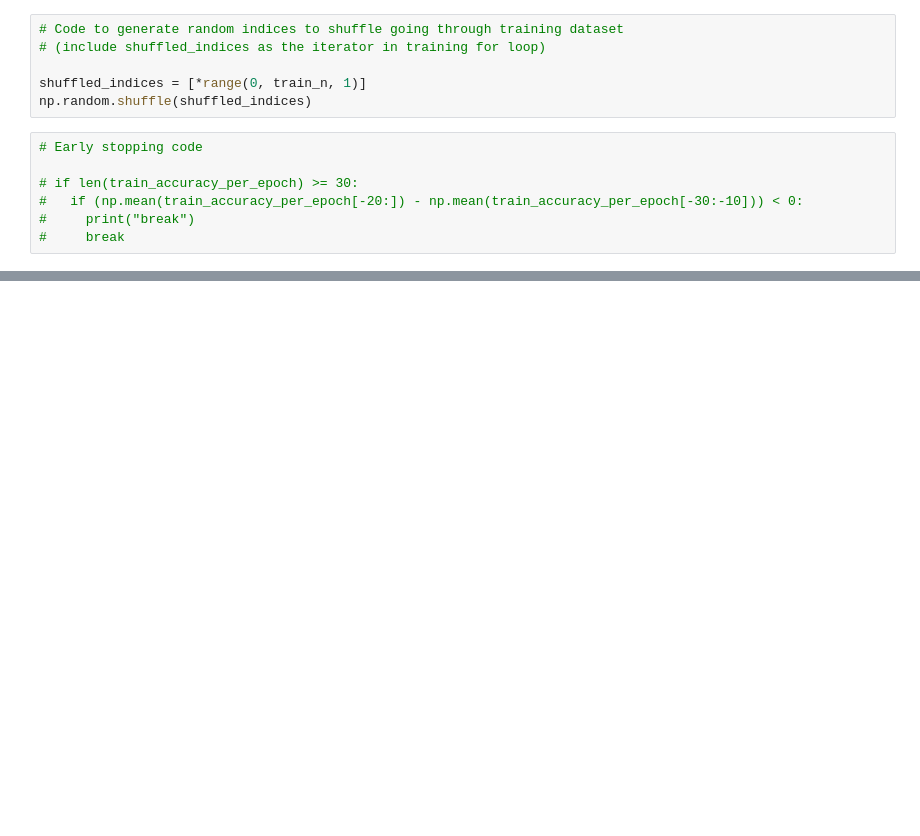
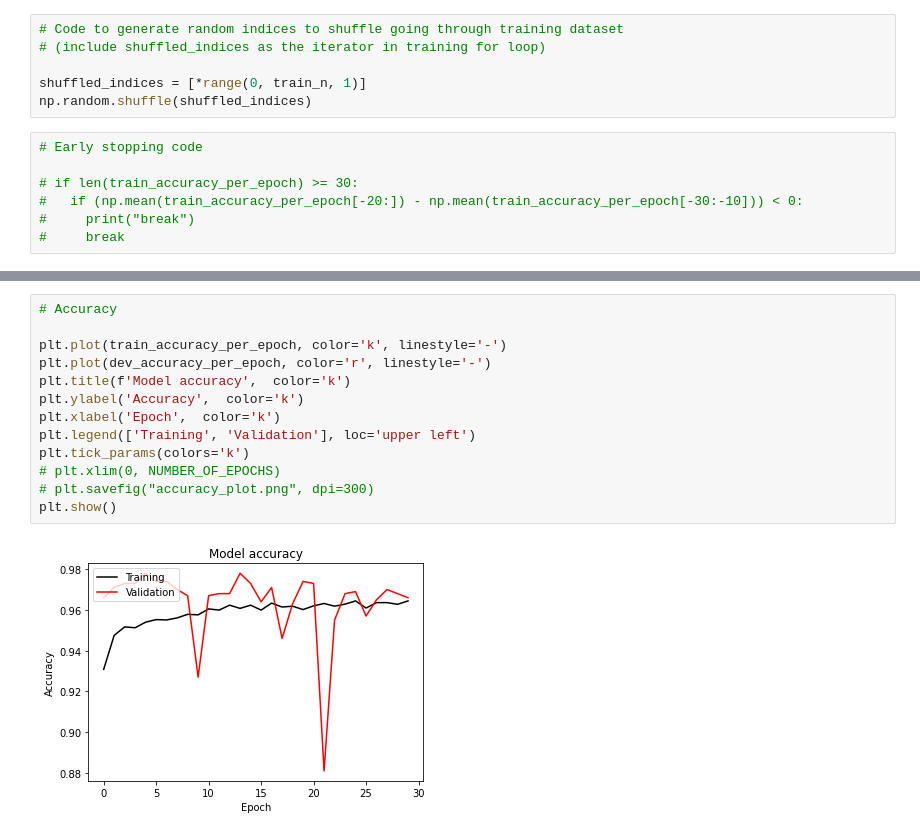
Before and after one commit to LouisP96/neural-networks-from-scratch, a Jupyter notebook: Perceptron.ipynb, the cells around one changed output, grey strips where cells are left out. Cells and saved outputs as stored; diff of their text form; blank space fills up the shorter version.

```diff
--- a/Perceptron.ipynb
+++ b/Perceptron.ipynb
@@ -135,0 +200,15 @@ np.random.shuffle(shuffled_indices)
+# %%
+# Accuracy
+
+plt.plot(train_accuracy_per_epoch, color='k', linestyle='-')
+plt.plot(dev_accuracy_per_epoch, color='r', linestyle='-')
+plt.title(f'Model accuracy',  color='k')
+plt.ylabel('Accuracy',  color='k')
+plt.xlabel('Epoch',  color='k')
+plt.legend(['Training', 'Validation'], loc='upper left')
+plt.tick_params(colors='k')
+# plt.xlim(0, NUMBER_OF_EPOCHS)
+# plt.savefig("accuracy_plot.png", dpi=300)
+plt.show()
+# %% [output]
+[figure, added]
```
Also changed, not shown: parts of 7 cells of this notebook.
